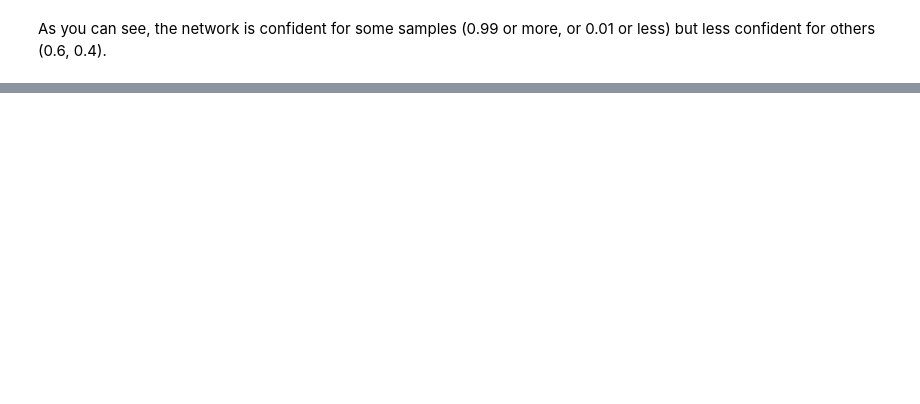
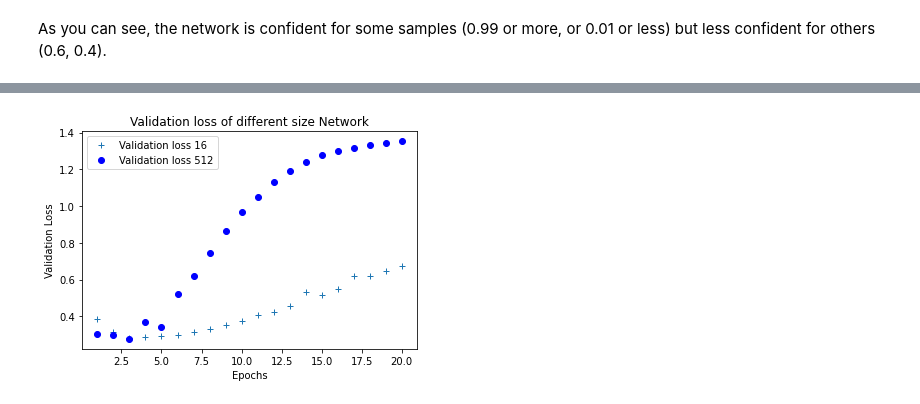
Before and after one commit to sebinefrancis/Deep-Learning-Exercise, a Jupyter notebook: IMDB Review Binary Classification/IMDB_Binary_Classification.ipynb, the cells around one changed output, grey strips where cells are left out. Drawn from its saved outputs; the diff is of its cells as text; code cells hidden in the pictures; blank space fills up the shorter version.

```diff
--- a/IMDB Review Binary Classification/IMDB_Binary_Classification.ipynb
+++ b/IMDB Review Binary Classification/IMDB_Binary_Classification.ipynb
@@ -265,0 +322,27 @@ less) but less confident for others (0.6, 0.4).
+# %%
+#High capacity model small network
+model = models.Sequential()
+model.add(layers.Dense(512, activation='relu', input_shape=(10000,)))
+model.add(layers.Dense(512, activation='relu'))
+model.add(layers.Dense(1, activation='sigmoid'))
+model.compile(optimizer='rmsprop',
+              loss='binary_crossentropy',
+              metrics=['acc'])
+history_large = model.fit(partial_x_train,
+                    partial_y_train,
+                    epochs=20,
+                    batch_size=512,
+                    validation_data=(x_val, y_val))
+# %%
+history_dict_large = history_large.history
+val_loss_values_large = history_dict_large['val_loss']
+epochs = range(1, len(loss_values) + 1)
+plt.plot(epochs, val_loss_values, '+', label='Validation loss 16') #val_loss_values = validation loss of original 16 units model, we have it already
+plt.plot(epochs, val_loss_values_large, 'bo', label='Validation loss 512') #val_loss_values = validation loss of big 512 units model, we have it already
+plt.title('Validation loss of different size Network')
+plt.xlabel('Epochs')
+plt.ylabel('Validation Loss')
+plt.legend()
+plt.show()
+# %% [output]
+[figure, added]
```
Also changed, not shown: parts of 13 cells of this notebook.
